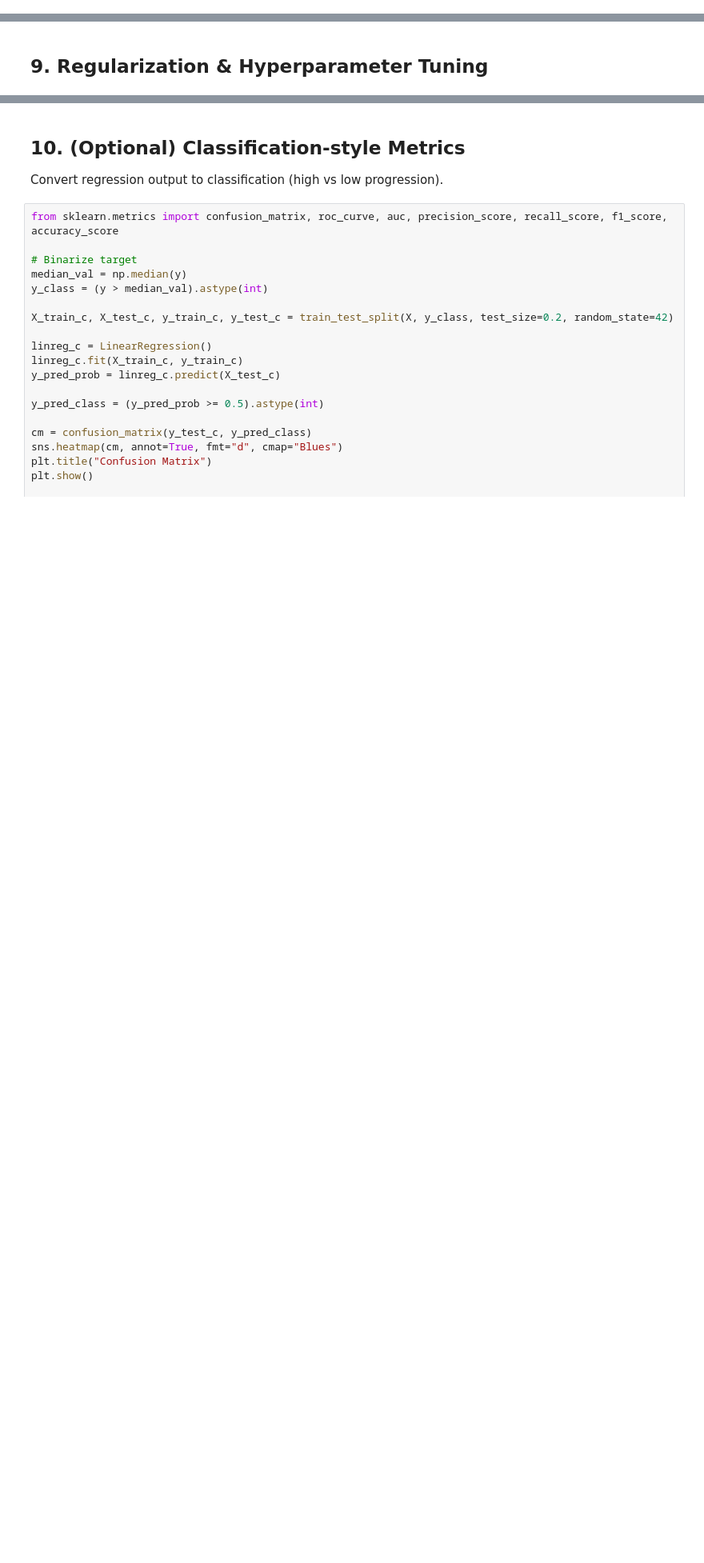
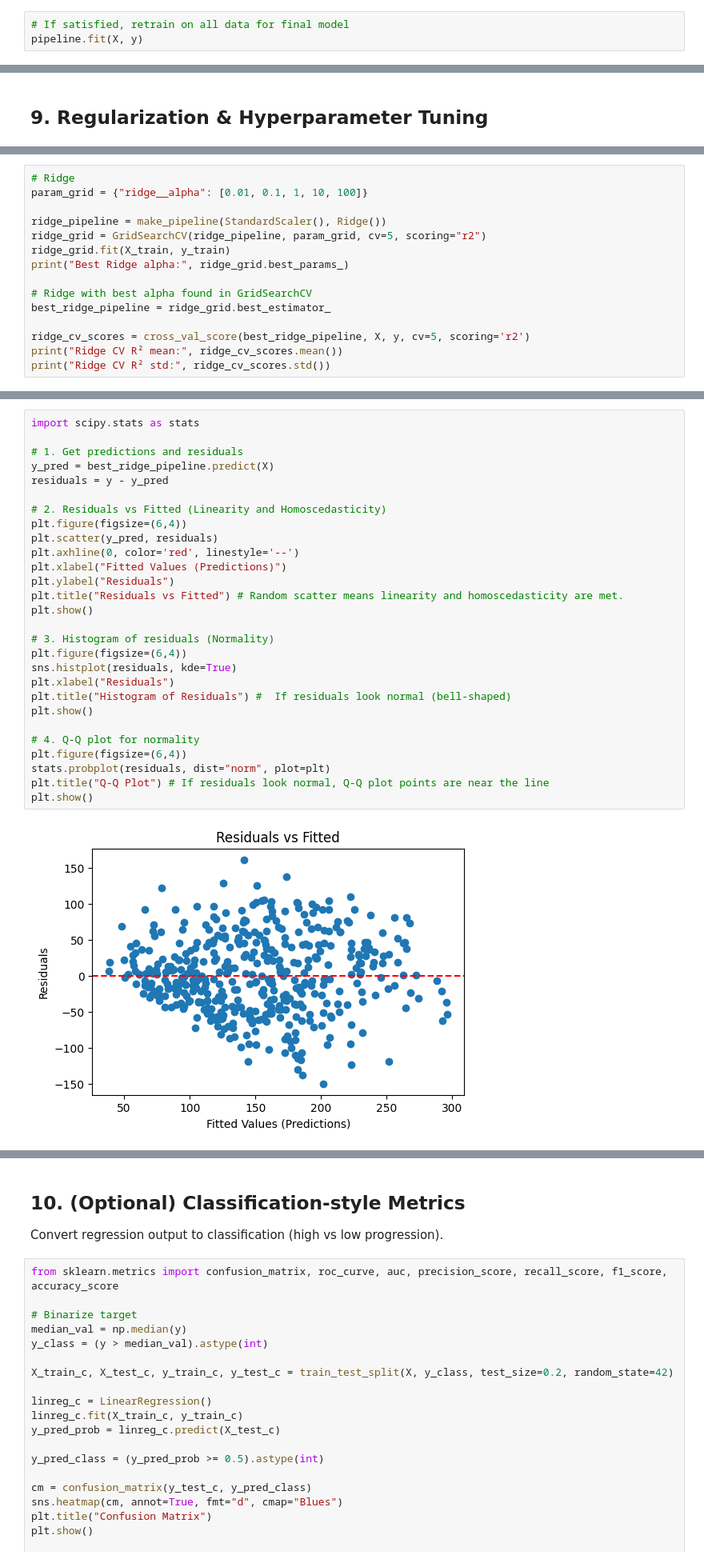
Before and after one commit to anika0273/ML_BoilerPlates, a Jupyter notebook: Linear_Regression.ipynb, the cells around one changed output, grey strips where cells are left out. Shown: that part at 80% size. Cells and saved outputs as stored; diff of their text form; blank space fills up the shorter version.

Commit message:
Linear Regression End-to-End Explanation

```diff
--- a/Linear_Regression.ipynb
+++ b/Linear_Regression.ipynb
@@ -198,0 +393,3 @@ Cross-validated R²: 0.48231643590864215
+# %%
+# If satisfied, retrain on all data for final model
+pipeline.fit(X, y)
@@ -219,0 +411,15 @@ Best Lasso alpha: {'alpha': 1}
+# %%
+# Ridge
+param_grid = {"ridge__alpha": [0.01, 0.1, 1, 10, 100]}
+
+ridge_pipeline = make_pipeline(StandardScaler(), Ridge())
+ridge_grid = GridSearchCV(ridge_pipeline, param_grid, cv=5, scoring="r2")
+ridge_grid.fit(X_train, y_train)
+print("Best Ridge alpha:", ridge_grid.best_params_)
+
+# Ridge with best alpha found in GridSearchCV
+best_ridge_pipeline = ridge_grid.best_estimator_
+
+ridge_cv_scores = cross_val_score(best_ridge_pipeline, X, y, cv=5, scoring='r2')
+print("Ridge CV R² mean:", ridge_cv_scores.mean())
+print("Ridge CV R² std:", ridge_cv_scores.std())
@@ -219,0 +488,30 @@ Best Lasso alpha: {'alpha': 1}
+# %%
+import scipy.stats as stats
+
+# 1. Get predictions and residuals
+y_pred = best_ridge_pipeline.predict(X)
+residuals = y - y_pred
+
+# 2. Residuals vs Fitted (Linearity and Homoscedasticity)
+plt.figure(figsize=(6,4))
+plt.scatter(y_pred, residuals)
+plt.axhline(0, color='red', linestyle='--')
+plt.xlabel("Fitted Values (Predictions)")
+plt.ylabel("Residuals")
+plt.title("Residuals vs Fitted") # Random scatter means linearity and homoscedasticity are met.
+plt.show()
+
+# 3. Histogram of residuals (Normality)
+plt.figure(figsize=(6,4))
+sns.histplot(residuals, kde=True)
+plt.xlabel("Residuals")
+plt.title("Histogram of Residuals") #  If residuals look normal (bell-shaped)
+plt.show()
+
+# 4. Q-Q plot for normality
+plt.figure(figsize=(6,4))
+stats.probplot(residuals, dist="norm", plot=plt)
+plt.title("Q-Q Plot") # If residuals look normal, Q-Q plot points are near the line
+plt.show()
+# %% [output]
+[figure, added]
```
Also changed, not shown: parts of 32 cells of this notebook, 2 other files.
